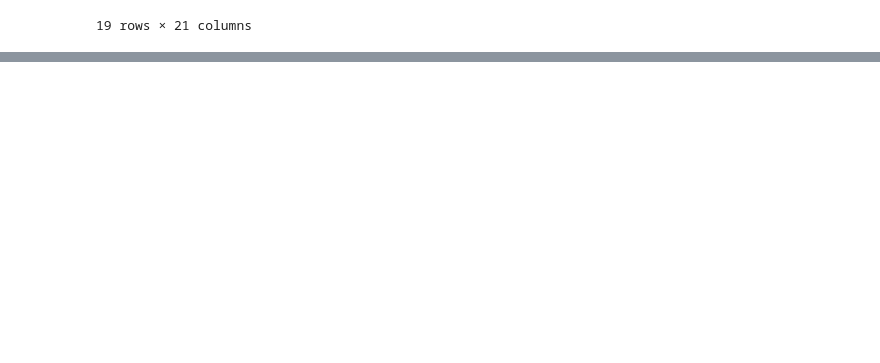
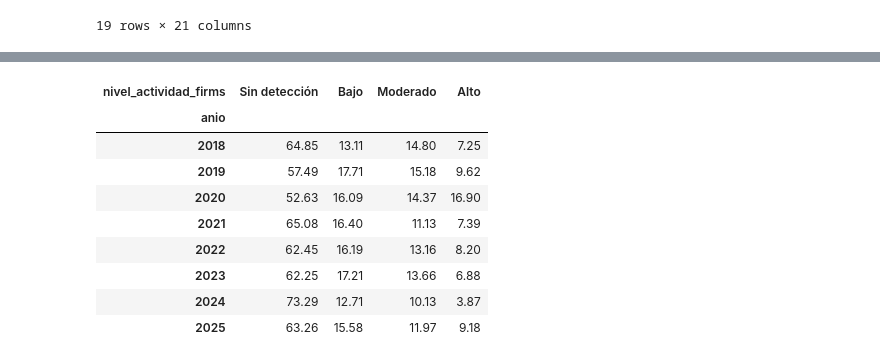
Before and after one commit to kateringonzalez-glitch/Proyecto-AA, a Jupyter notebook: Analisis_Tabla_Completa.ipynb, the cells around one changed output, grey strips where cells are left out. Drawn from its saved outputs; the diff is of its cells as text; code cells hidden in the pictures; blank space fills up the shorter version.

```diff
--- a/Analisis_Tabla_Completa.ipynb
+++ b/Analisis_Tabla_Completa.ipynb
@@ -310,0 +343,21 @@ datos_modelo[
+# %%
+distribucion_anual_pct = pd.crosstab(
+    datos_modelo["anio"],
+    datos_modelo["nivel_actividad_firms"],
+    normalize="index"
+) * 100
+
+distribucion_anual_pct = distribucion_anual_pct[orden_clases]
+
+distribucion_anual_pct.round(2)
+# %% [output]
+| nivel_actividad_firms | Sin detección | Bajo | Moderado | Alto |
+| anio |  |  |  |  |
+| 2018 | 64.85 | 13.11 | 14.80 | 7.25 |
+| 2019 | 57.49 | 17.71 | 15.18 | 9.62 |
+| 2020 | 52.63 | 16.09 | 14.37 | 16.90 |
+| 2021 | 65.08 | 16.40 | 11.13 | 7.39 |
+| 2022 | 62.45 | 16.19 | 13.16 | 8.20 |
+| 2023 | 62.25 | 17.21 | 13.66 | 6.88 |
+| 2024 | 73.29 | 12.71 | 10.13 | 3.87 |
+| 2025 | 63.26 | 15.58 | 11.97 | 9.18 |
```
Also changed, not shown: parts of 8 cells of this notebook.
